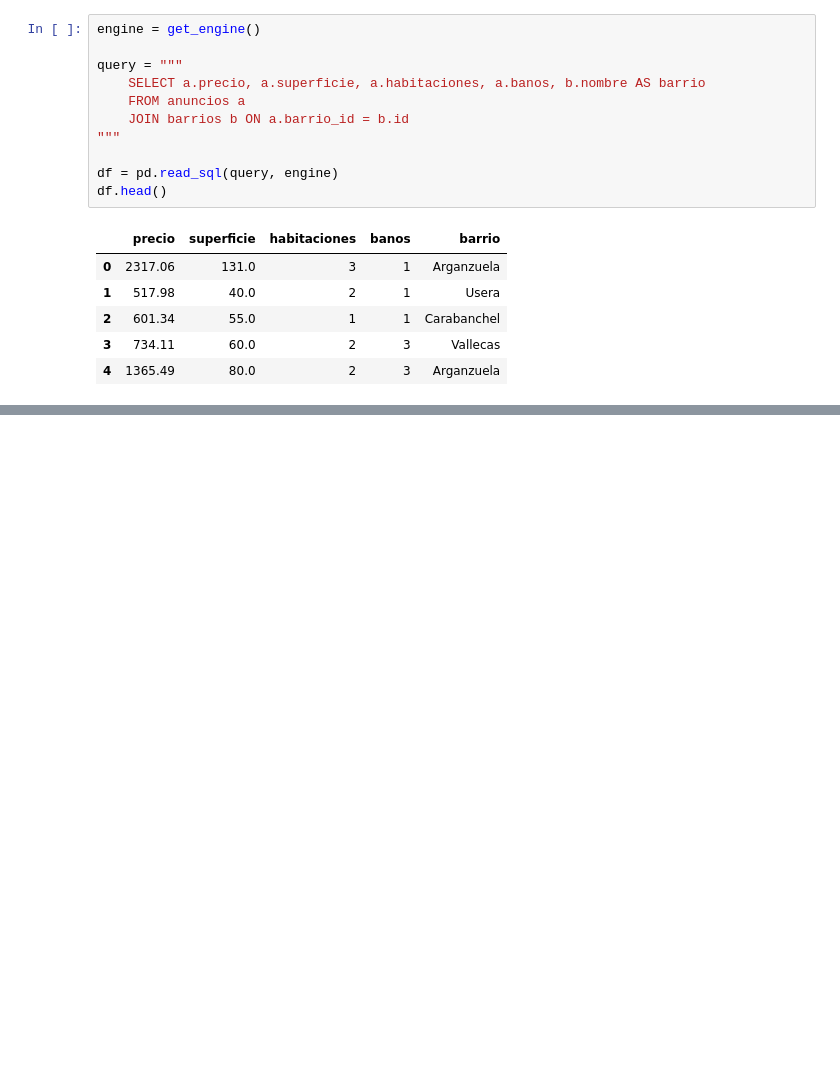
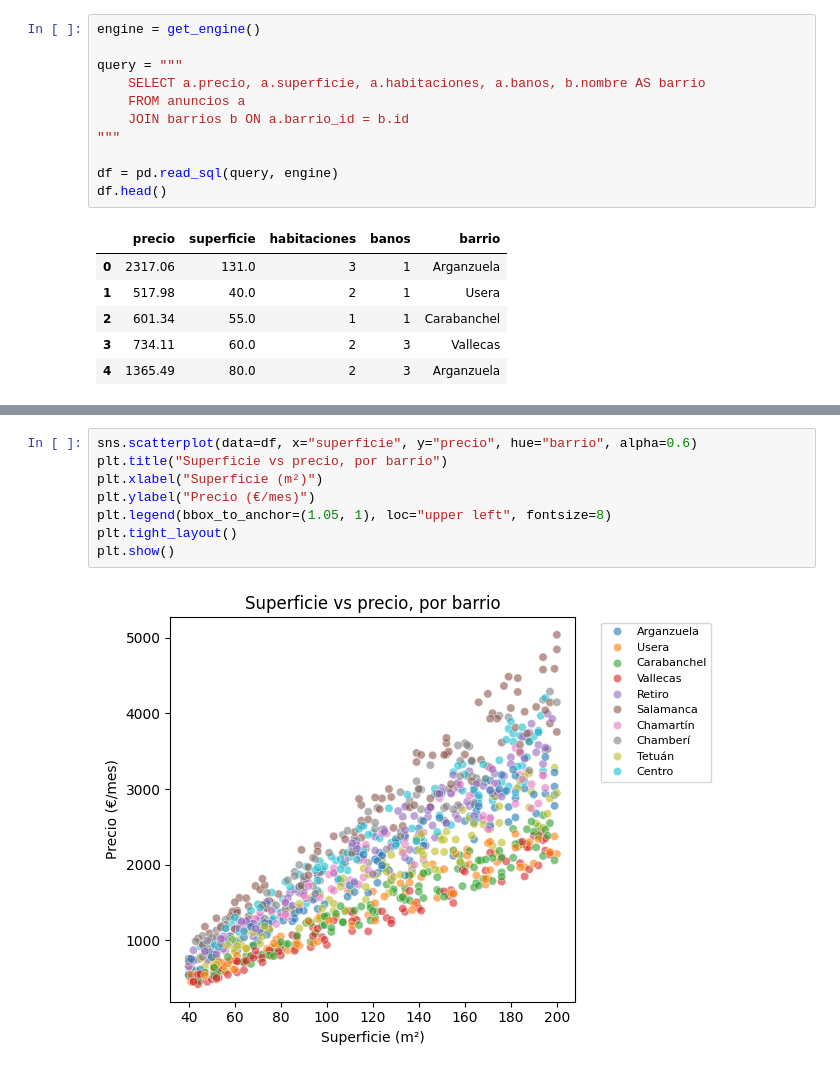
Before and after one commit to yanjunchenye/madrid_rental_analysis, a Jupyter notebook: notebooks/analisis.ipynb, the cells around one changed output, grey strips where cells are left out. Saved outputs shown, nothing was run; the diff lists cells and outputs as text; blank space fills up the shorter version.

```diff
--- a/notebooks/analisis.ipynb
+++ b/notebooks/analisis.ipynb
@@ -21,0 +92,10 @@ df.head()
+# %%
+sns.scatterplot(data=df, x="superficie", y="precio", hue="barrio", alpha=0.6)
+plt.title("Superficie vs precio, por barrio")
+plt.xlabel("Superficie (m²)")
+plt.ylabel("Precio (€/mes)")
+plt.legend(bbox_to_anchor=(1.05, 1), loc="upper left", fontsize=8)
+plt.tight_layout()
+plt.show()
+# %% [output]
+[figure, added]
```
Also changed, not shown: parts of 9 cells of this notebook.
